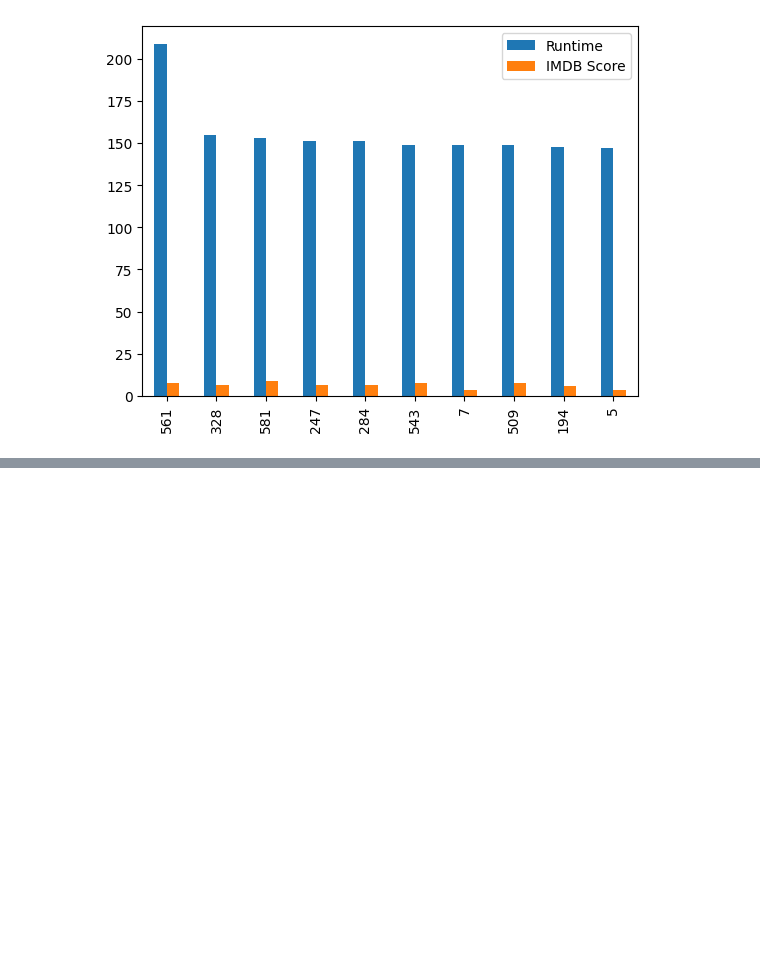
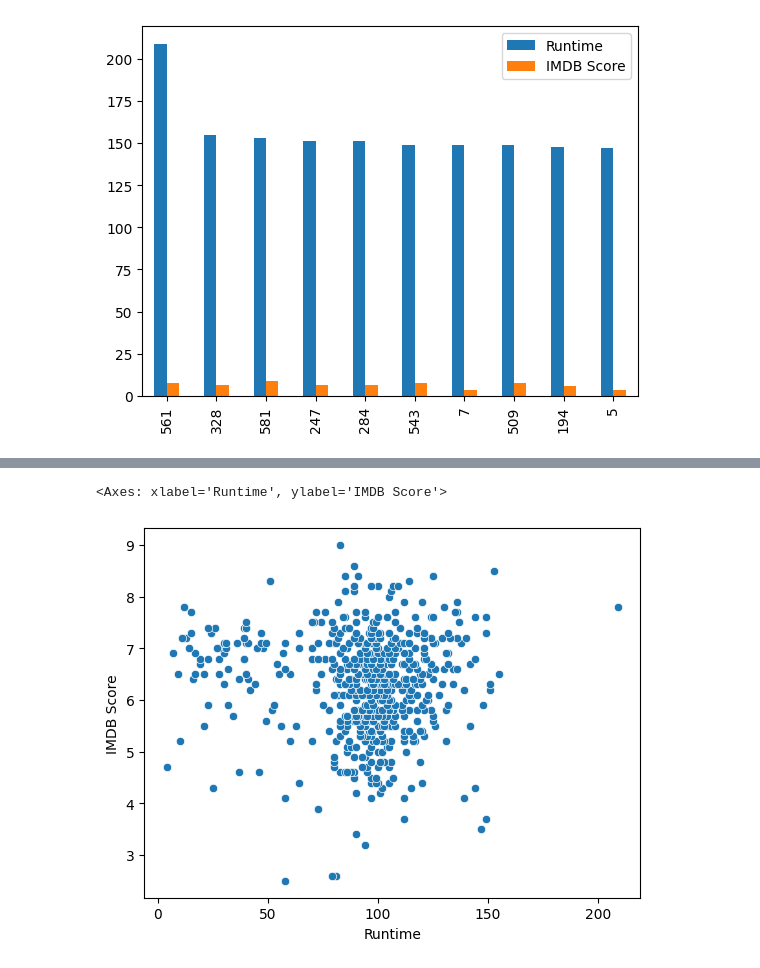
Before and after one commit to Yashzope/EDA_PracT, a Jupyter notebook: EDA_PracT1.ipynb, the cells around one changed output, grey strips where cells are left out. Drawn from its saved outputs; the diff is of its cells as text; code cells hidden in the pictures; blank space fills up the shorter version.

```diff
--- a/EDA_PracT1.ipynb
+++ b/EDA_PracT1.ipynb
@@ -379,0 +508,5 @@ df.sort_values(by='Runtime'	,ascending = False).head(10).plot(kind='bar')
+# %%
+sns.scatterplot(x='Runtime',y='IMDB Score',data=df)
+# %% [output]
+<Axes: xlabel='Runtime', ylabel='IMDB Score'>
+[figure, added]
```
Also changed, not shown: parts of 21 cells of this notebook.
